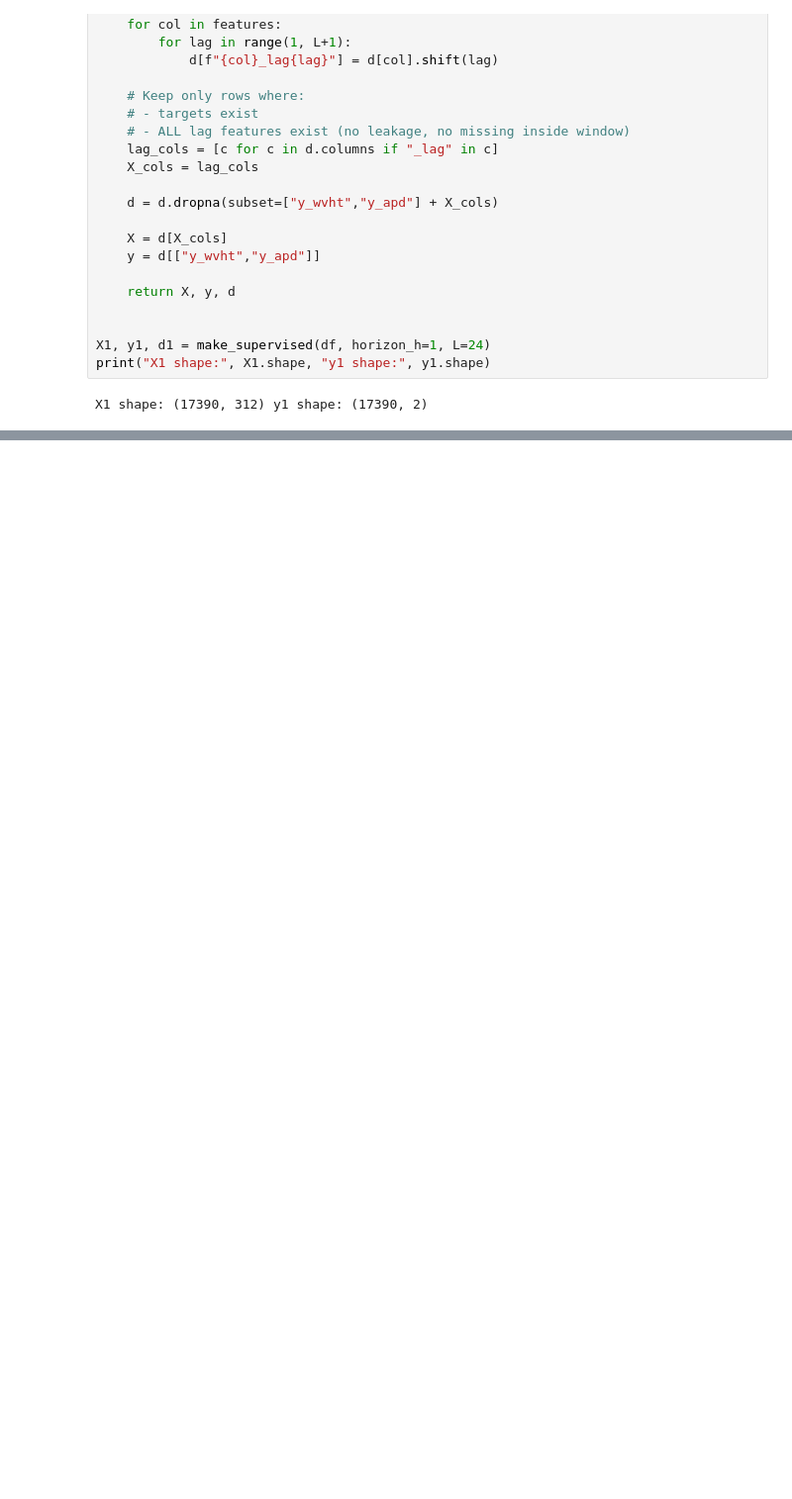
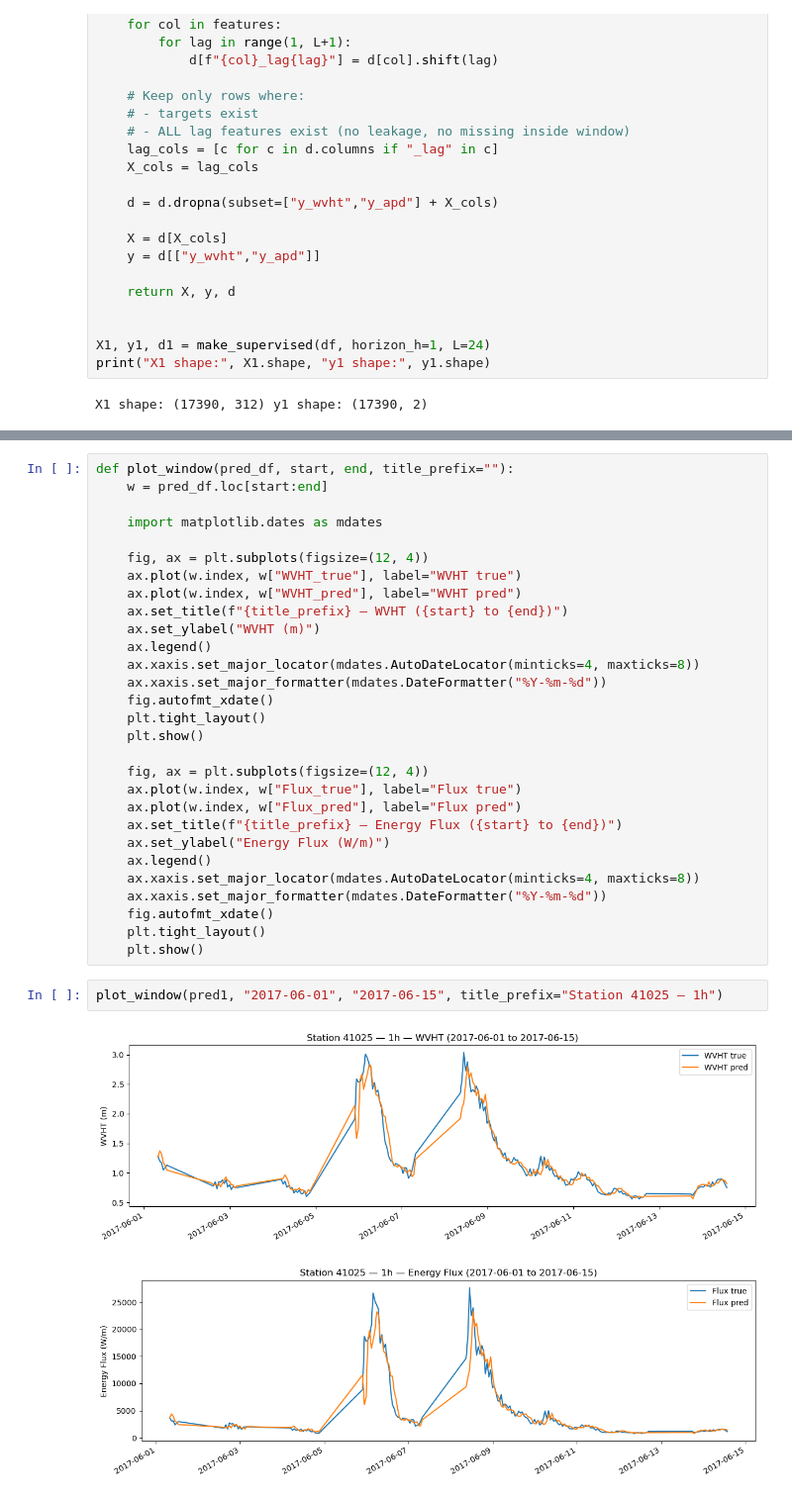
Before and after one commit to RichelCode/WAVE-CONFERENCE-, a Jupyter notebook: WAVE CONFERENCE.ipynb, the cells around one changed output, grey strips where cells are left out. Shown at 99% size. Cells and saved outputs as stored; diff of their text form; blank space fills up the shorter version.

```diff
--- a/WAVE CONFERENCE.ipynb
+++ b/WAVE CONFERENCE.ipynb
@@ -354,0 +705,34 @@ X1 shape: (17390, 312) y1 shape: (17390, 2)
+# %%
+def plot_window(pred_df, start, end, title_prefix=""):
+    w = pred_df.loc[start:end]
+
+    import matplotlib.dates as mdates
+
+    fig, ax = plt.subplots(figsize=(12, 4))
+    ax.plot(w.index, w["WVHT_true"], label="WVHT true")
+    ax.plot(w.index, w["WVHT_pred"], label="WVHT pred")
+    ax.set_title(f"{title_prefix} — WVHT ({start} to {end})")
+    ax.set_ylabel("WVHT (m)")
+    ax.legend()
+    ax.xaxis.set_major_locator(mdates.AutoDateLocator(minticks=4, maxticks=8))
+    ax.xaxis.set_major_formatter(mdates.DateFormatter("%Y-%m-%d"))
+    fig.autofmt_xdate()
+    plt.tight_layout()
+    plt.show()
+
+    fig, ax = plt.subplots(figsize=(12, 4))
+    ax.plot(w.index, w["Flux_true"], label="Flux true")
+    ax.plot(w.index, w["Flux_pred"], label="Flux pred")
+    ax.set_title(f"{title_prefix} — Energy Flux ({start} to {end})")
+    ax.set_ylabel("Energy Flux (W/m)")
+    ax.legend()
+    ax.xaxis.set_major_locator(mdates.AutoDateLocator(minticks=4, maxticks=8))
+    ax.xaxis.set_major_formatter(mdates.DateFormatter("%Y-%m-%d"))
+    fig.autofmt_xdate()
+    plt.tight_layout()
+    plt.show()
+# %%
+plot_window(pred1, "2017-06-01", "2017-06-15", title_prefix="Station 41025 — 1h")
+# %% [output]
+[figure, added]
+[figure, added]
```
Also changed, not shown: parts of 18 cells of this notebook.
